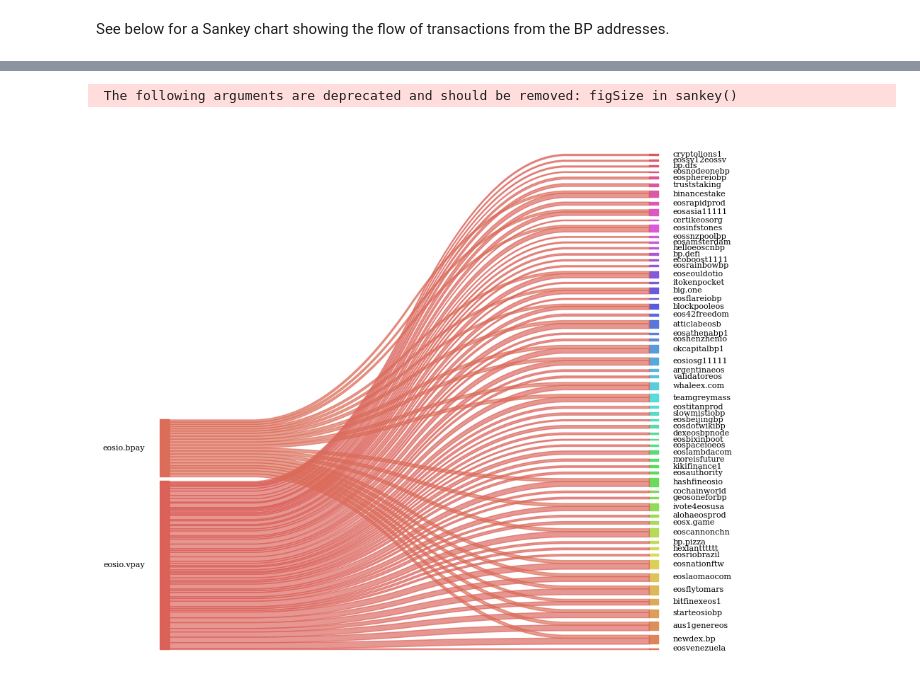
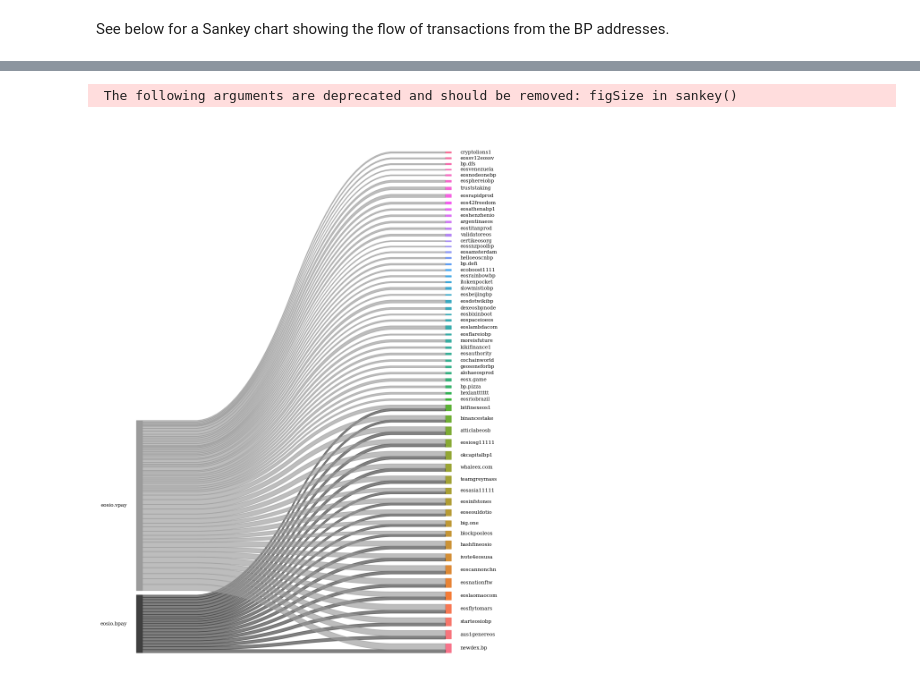
Before and after one commit to pinax-network/substreams_firehose, a Jupyter notebook: site/index.ipynb, the cells around one changed output, grey strips where cells are left out. Cells and saved outputs as stored; diff of their text form; code cells hidden in the pictures.

Commit message:
Visual update for BP Sankey chart

```diff
--- a/site/index.ipynb
+++ b/site/index.ipynb
@@ -43,9 +40,22 @@ from pysankey import sankey
+# %%
+left_colors = {'eosio.bpay': '#3d3d3d', 'eosio.vpay': '#9a9a9a'}
+right_colors = {}
+palette = (c for c in sns.color_palette('husl', df['to'].nunique()))
+
+for dest in df['to'].unique():
+    right_colors[dest] = next(palette)
 # %%
 weight = df['amount'].astype(float)
 ax = sankey(
-      left=df['from'], right=df['to'],
-      rightWeight=weight, leftWeight=weight, aspect=2, fontsize=8, figSize=(10, 10)
+    left=df['from'],
+    right=df['to'],
+    rightWeight=weight,
+    leftWeight=weight,
+    aspect=2,
+    fontsize=8,
+    figSize=(10, 16),
+    colorDict=left_colors | right_colors
 )
 # %% [output]
  The following arguments are deprecated and should be removed: figSize in sankey()
-[figure, old version]
+[figure, new version]
```
Also changed, not shown: parts of 3 cells of this notebook.
